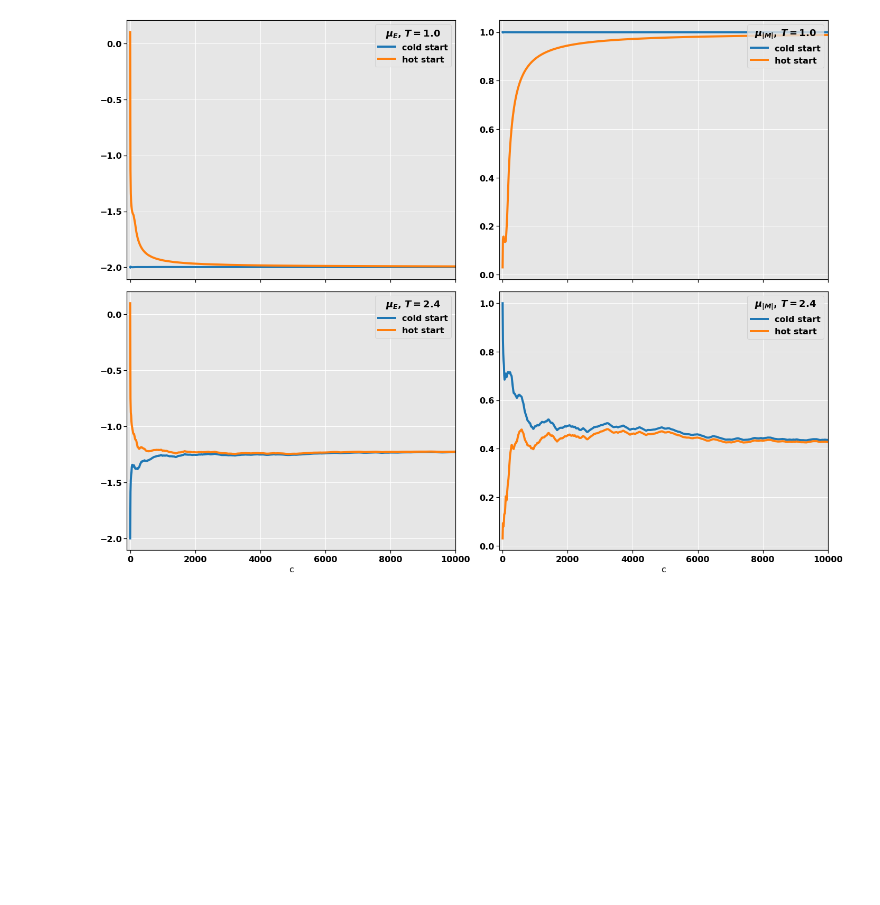
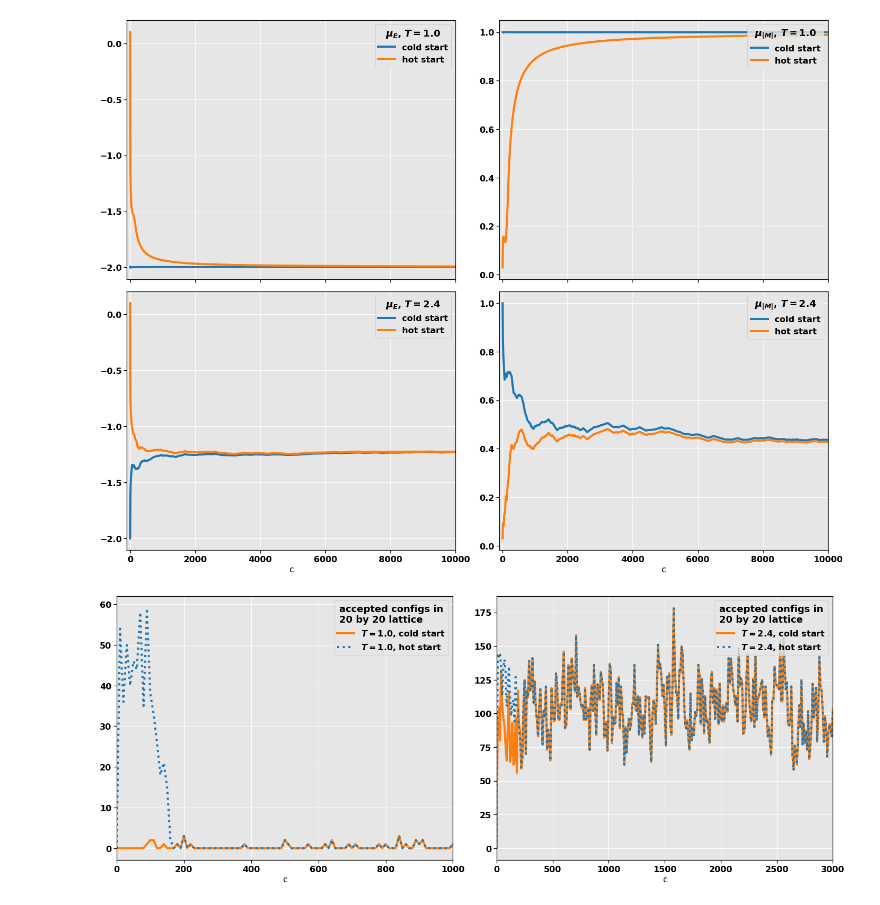
Before and after one commit to fonstelien/FYS4150, a Jupyter notebook: project4/results/project4.ipynb, the cells around one changed output. Cells and saved outputs as stored; diff of their text form; code cells hidden in the pictures; blank space fills up the shorter version.

```diff
--- a/project4/results/project4.ipynb
+++ b/project4/results/project4.ipynb
@@ -144,3 +140,30 @@ plt.tight_layout()
 plt.show()
 # %% [output]
 [figure]
+# %%
+L20T1S0 = pd.read_csv("L20T1S0.csv", comment='#')
+L20T1S1 = pd.read_csv("L20T1S1.csv", comment='#')
+L20T24S0 = pd.read_csv("L20T24S0.csv", comment='#')
+L20T24S1 = pd.read_csv("L20T24S1.csv", comment='#')
+
+fig, axes = plt.subplots(ncols=2, nrows=1, sharex=False, figsize=TWO_TIMES_ONE)
+ax = axes[0]
+L20T1S0.plot(x='c', y='accs', ax=ax, label='$T=1.0$, cold start', color=COLORS[1])
+L20T1S1.plot(x='c', y='accs', ax=ax, label='$T=1.0$, hot start', color=COLORS[0], style=':')
+#ax.set_ylim(*e_ylim)
+ax.set_xlim(0,1000)
+ax.legend(loc='upper right', title='accepted configs in\n20 by 20 lattice')
+
+
+ax = axes[1]
+L20T24S0.plot(x='c', y='accs', ax=ax, label='$T=2.4$, cold start', color=COLORS[1])
+L20T24S1.plot(x='c', y='accs', ax=ax, label='$T=2.4$, hot start', color=COLORS[0], style=':')
+#ax.set_ylim(*e_ylim)
+ax.set_xlim(0,3000)
+ax.legend(loc='upper right', title='accepted configs in\n20 by 20 lattice')
+
+
+plt.tight_layout()
+plt.show()
+# %% [output]
+[figure, added]
```
Also changed, not shown: parts of 2 cells of this notebook.
